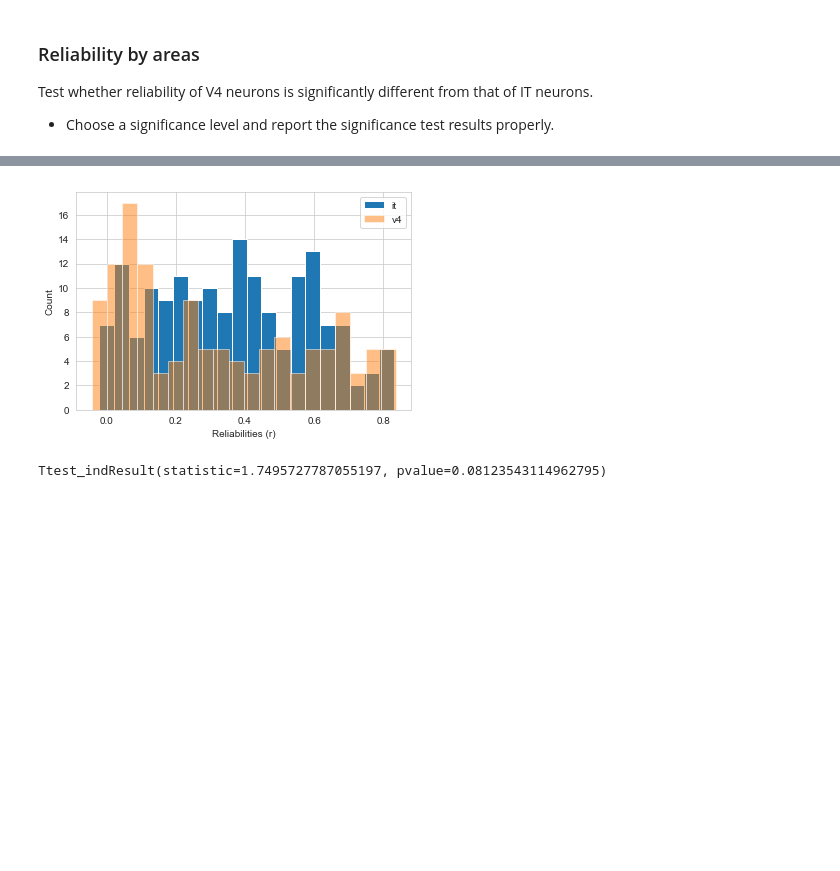
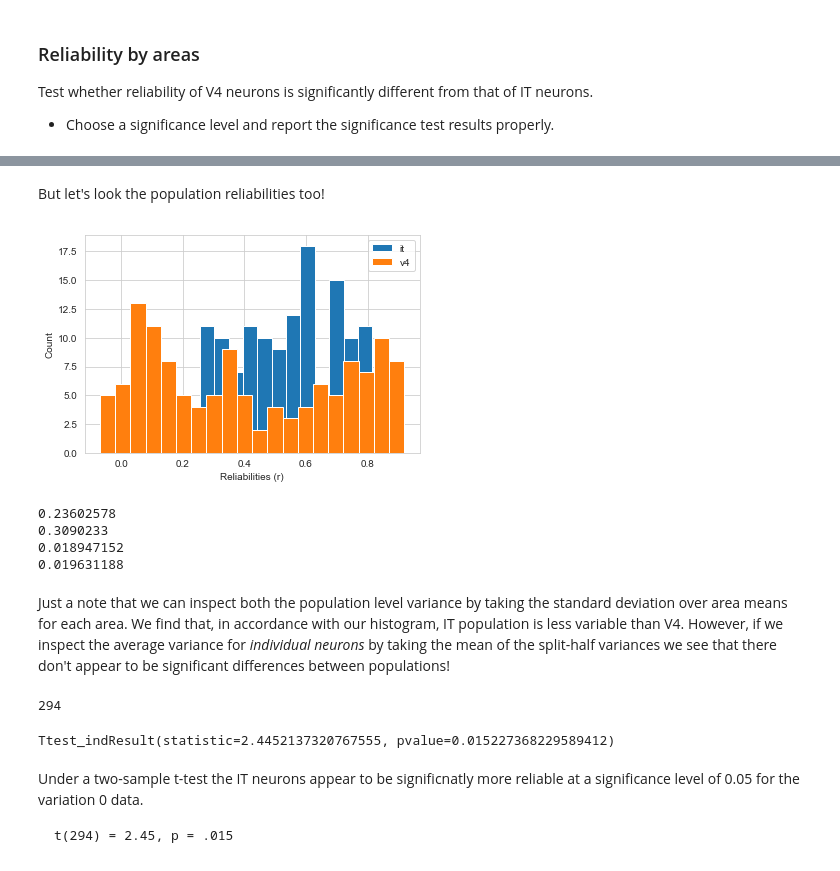
Before and after one commit to benpeloquin7/psych253, a Jupyter notebook: HW/hw1.ipynb, the cells around one changed output, grey strips where cells are left out. Drawn from its saved outputs; the diff is of its cells as text; code cells hidden in the pictures; blank space fills up the shorter version.

````diff
--- a/HW/hw1.ipynb
+++ b/HW/hw1.ipynb
@@ -175,6 +158,13 @@ def hist_plot(a, b, a_name=None, b_name=None):
         plt.legend([l0[2][0], l1[2][0]], [a_name, b_name])
     plt.xlabel('Reliabilities (r)')
     plt.ylabel('Count')
+
+def hist_plot2(datas, data_names, alpha=0.5):
+    for d, name in zip(datas, data_names):
+        plt.hist(d, bins=20, alpha=alpha)
+        plt.xlabel('Reliabilities (r)')
+        plt.ylabel('Count')
+    plt.legend(data_names)
 # %%
 it_means = it_reliabilities.mean(1)
 v4_means = v4_reliabilities.mean(1)
@@ -187,9 +183,34 @@ ValueError: all the input array dimensions except for the concatenation axis mus
+# %% [markdown]
+But let's look the population reliabilities too!
 # %%
-hist_plot(it_means, v4_means, 'it', 'v4')
+hist_plot2([it_means, v4_means], ['it', 'v4'])
 # %% [output]
-[figure, old version]
+[figure, new version]
-# %%
-n = len(means)
-stats.ttest_ind(it_means, v4_means)
-# %% [output]
-Ttest_indResult(statistic=1.7495727787055197, pvalue=0.08123543114962795)
+# %%
+print(np.std(it_means))
+print(np.std(v4_means))
+
+print(np.mean(it_std))
+print(np.mean(v4_std))
+# %% [output]
+0.23602578
+0.3090233
+0.018947152
+0.019631188
+# %% [markdown]
+Just a note that we can inspect both the population level variance by taking the standard deviation over area means for each area. We find that, in accordance with our histogram, IT population is less variable than V4. However, if we inspect the average variance for *individual neurons* by taking the mean of the split-half variances we see that there don't appear to be significant differences between populations!
+# %%
+n1 = len(it_means)
+n2 = len(v4_means)
+dof = n1 + n2 - 2
+print(dof)
+stats.ttest_ind(it_means, v4_means, equal_var=False)
+# %% [output]
+294
+Ttest_indResult(statistic=2.4452137320767555, pvalue=0.015227368229589412)
+# %% [markdown]
+Under a two-sample t-test the IT neurons appear to be significnatly more reliable at a significance level of 0.05 for the variation 0 data.
+
+```
+t(294) = 2.45, p = .015
+```
````
Also changed, not shown: parts of 32 cells of this notebook.
